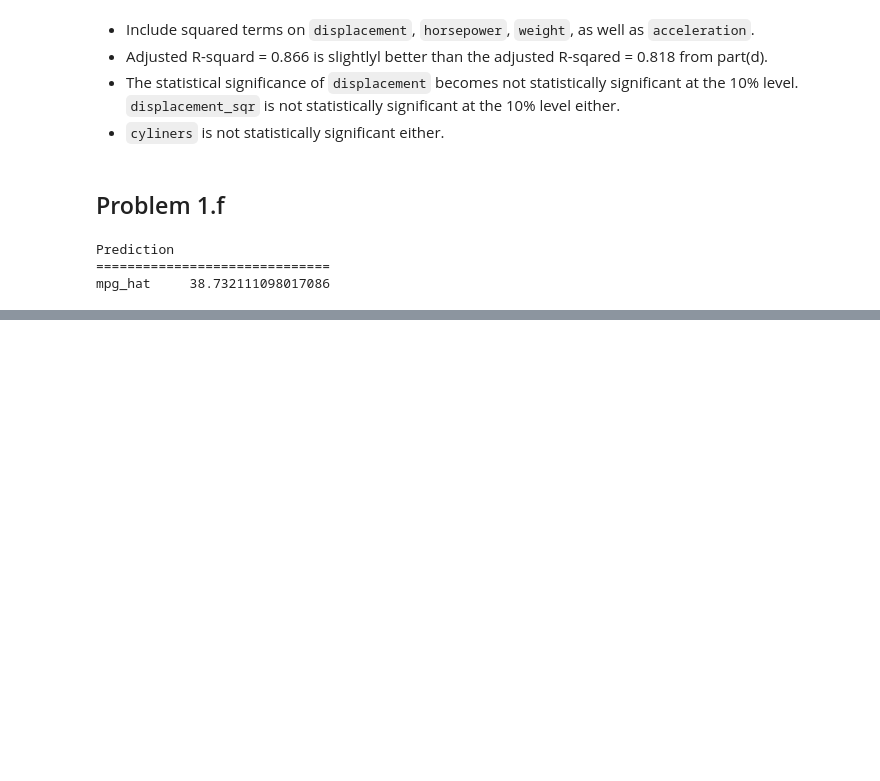
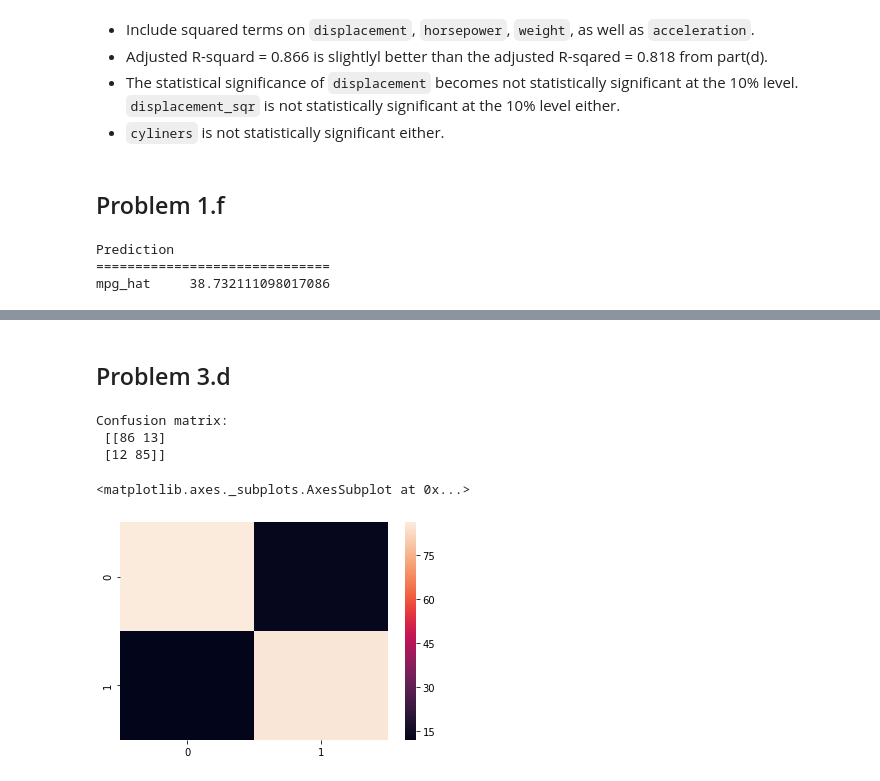
Before and after one commit to luxin-tian/persp-model-econ_w20, a Jupyter notebook: ProblemSets/PS6/PS6_answer.ipynb, the cells around one changed output, grey strips where cells are left out. Drawn from its saved outputs; the diff is of its cells as text; code cells hidden in the pictures; blank space fills up the shorter version.

```diff
--- a/ProblemSets/PS6/PS6_answer.ipynb
+++ b/ProblemSets/PS6/PS6_answer.ipynb
@@ -140,0 +224,9 @@ mpg_hat     38.732111098017086
+# %%
+# Run a logistic regression
+X = sm.add_constant(df_logit[['cylinders', 'displacement',
+              'horsepower', 'weight',
+              'acceleration', 'year', 'origin']])
+y = df_logit['mpg_high']
+logit_model = sm.Logit(y, X)
+logit_model_fit = logit_model.fit()
+logit_model_fit.summary()
@@ -140,0 +264,4 @@ mpg_hat     38.732111098017086
+# %%
+# Split the data into a training set and a testing set.
+X_train, X_test, y_train, y_test = \
+    train_test_split(X, y, test_size=0.5, random_state=10)
@@ -140,0 +270,4 @@ mpg_hat     38.732111098017086
+# %%
+# Initialize a Logistics Regression model
+logit_model = LogisticRegression(solver='liblinear')
+logit_model_fit_train = logit_model.fit(X_train, y_train)
@@ -140,0 +289,16 @@ mpg_hat     38.732111098017086
+# %% [markdown]
+## Problem 3.d
+# %%
+# Predict the values of `mpg_high` on the test set.
+y_test_pred = logit_model.predict(X_test)
+# %%
+# Calculate the confusion matrix
+cm = metrics.confusion_matrix(y_test, y_test_pred)
+print('Confusion matrix:\n', cm)
+sns.heatmap(cm)
+# %% [output]
+Confusion matrix:
+ [[86 13]
+ [12 85]]
+<matplotlib.axes._subplots.AxesSubplot at 0x...>
+[figure, added]
```
Also changed, not shown: parts of 35 cells of this notebook.
